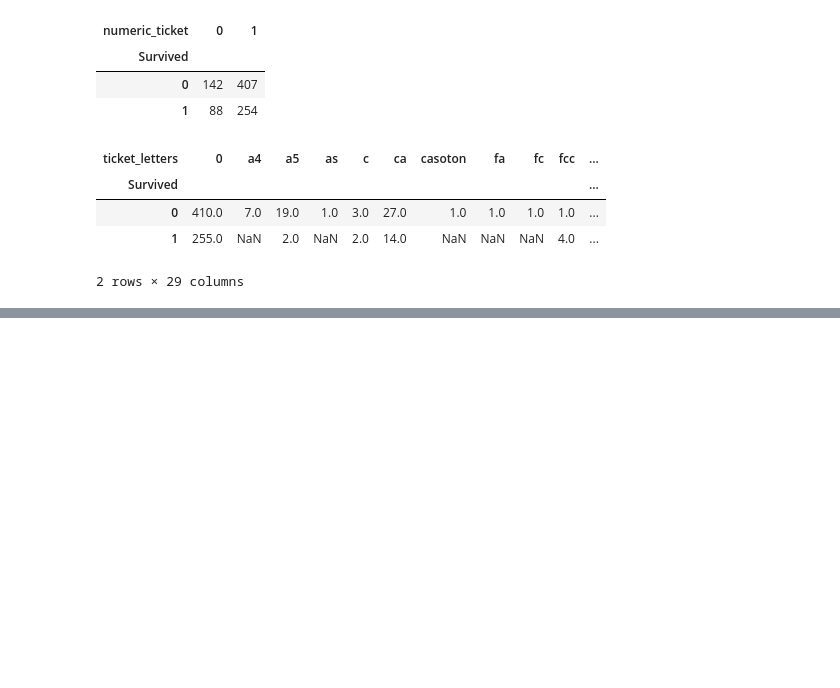
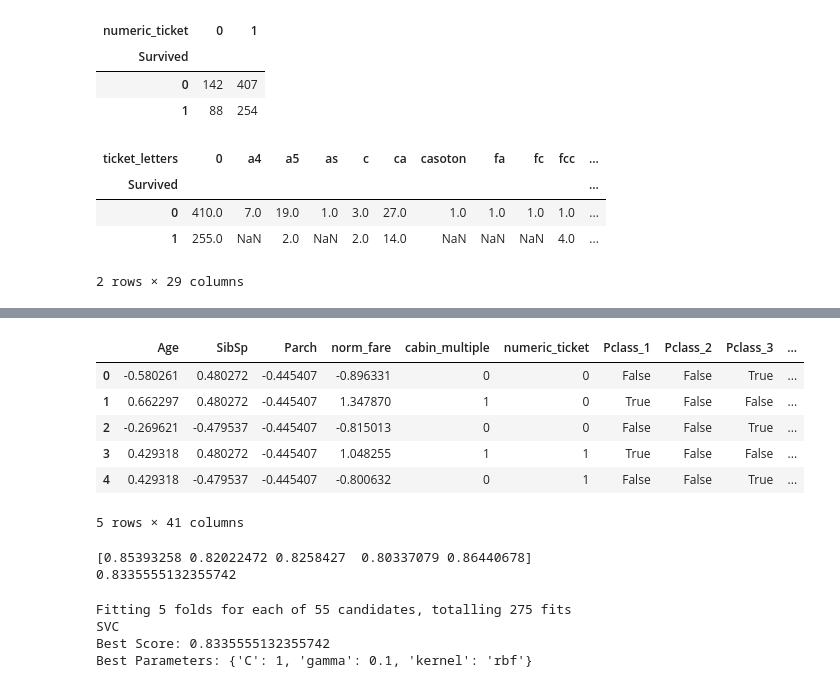
Before and after one commit to kushalbhana/Machine-Learning, a Jupyter notebook: Titanic.ipynb, the cells around one changed output, grey strips where cells are left out. Saved outputs shown, nothing was run; the diff lists cells and outputs as text; code cells hidden in the pictures; blank space fills up the shorter version.

```diff
--- a/Titanic.ipynb
+++ b/Titanic.ipynb
@@ -243,0 +319,12 @@ pd.pivot_table(data,index='Survived',columns='ticket_letters', values = 'Ticket'
+# %%
+# Scale data
+from sklearn.preprocessing import StandardScaler
+scale = StandardScaler()
+all_dummies_scaled = all_dummies.copy()
+all_dummies_scaled[['Age','SibSp','Parch','norm_fare']]= scale.fit_transform(all_dummies_scaled[['Age','SibSp','Parch','norm_fare']])
+all_dummies_scaled
+
+X_train_scaled = all_dummies_scaled[all_dummies_scaled.train_test == 1].drop(['train_test'], axis =1)
+X_test_scaled = all_dummies_scaled[all_dummies_scaled.train_test == 0].drop(['train_test'], axis =1)
+
+y_train = all_data[all_data.train_test==1].Survived
@@ -243,0 +341,10 @@ pd.pivot_table(data,index='Survived',columns='ticket_letters', values = 'Ticket'
+# %%
+X_train_scaled.head()
+# %% [output]
+|  | Age | SibSp | Parch | norm_fare | cabin_multiple | numeric_ticket | Pclass_1 | Pclass_2 | Pclass_3 | ... |
+| 0 | -0.580261 | 0.480272 | -0.445407 | -0.896331 | 0 | 0 | False | False | True | ... |
+| 1 | 0.662297 | 0.480272 | -0.445407 | 1.347870 | 1 | 0 | True | False | False | ... |
+| 2 | -0.269621 | -0.479537 | -0.445407 | -0.815013 | 0 | 0 | False | False | True | ... |
+| 3 | 0.429318 | 0.480272 | -0.445407 | 1.048255 | 1 | 1 | True | False | False | ... |
+| 4 | 0.429318 | -0.479537 | -0.445407 | -0.800632 | 0 | 1 | False | False | True | ... |
+5 rows × 41 columns
@@ -243,0 +354,8 @@ pd.pivot_table(data,index='Survived',columns='ticket_letters', values = 'Ticket'
+# %%
+svc = SVC(probability = True)
+cv = cross_val_score(svc,X_train_scaled,y_train,cv=5)
+print(cv)
+print(cv.mean())
+# %% [output]
+[0.85393258 0.82022472 0.8258427  0.80337079 0.86440678]
+0.8335555132355742
@@ -243,0 +371,14 @@ pd.pivot_table(data,index='Survived',columns='ticket_letters', values = 'Ticket'
+# %%
+svc = SVC(probability = True)
+param_grid = tuned_parameters = [{'kernel': ['rbf'], 'gamma': [.1,.5,1,2,5,10],
+                                  'C': [.1, 1, 10, 100, 1000]},
+                                 {'kernel': ['linear'], 'C': [.1, 1, 10, 100, 1000]},
+                                 {'kernel': ['poly'], 'degree' : [2,3,4,5], 'C': [.1, 1, 10, 100, 1000]}]
+clf_svc = GridSearchCV(svc, param_grid = param_grid, cv = 5, verbose = True, n_jobs = -1)
+best_clf_svc = clf_svc.fit(X_train_scaled,y_train)
+clf_performance(best_clf_svc,'SVC')
+# %% [output]
+Fitting 5 folds for each of 55 candidates, totalling 275 fits
+SVC
+Best Score: 0.8335555132355742
+Best Parameters: {'C': 1, 'gamma': 0.1, 'kernel': 'rbf'}
```
Also changed, not shown: parts of 13 cells of this notebook.
